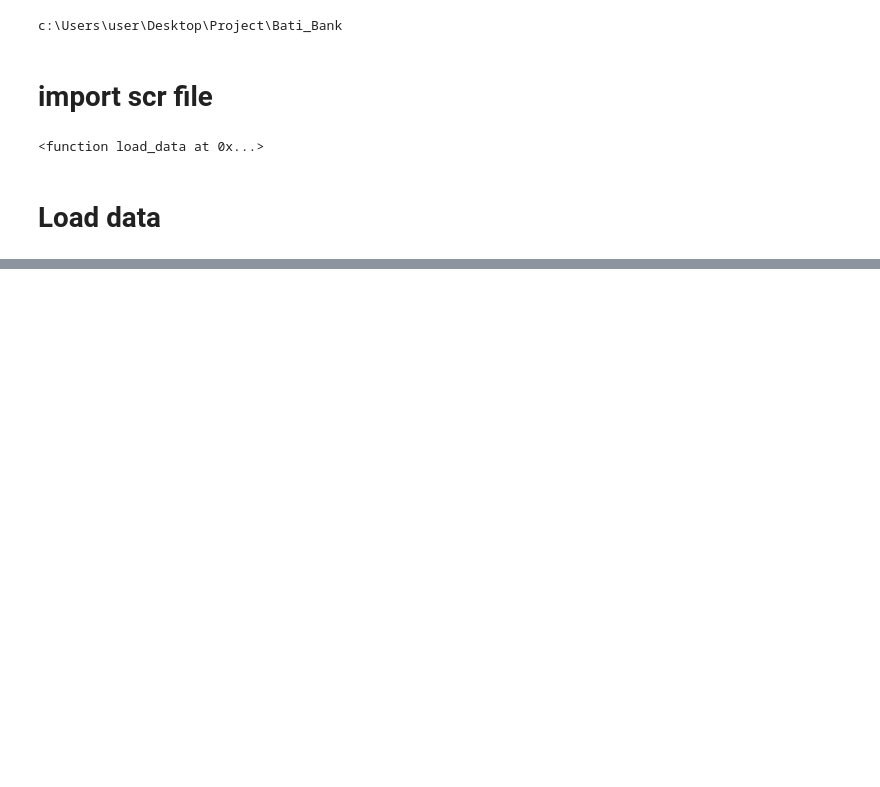
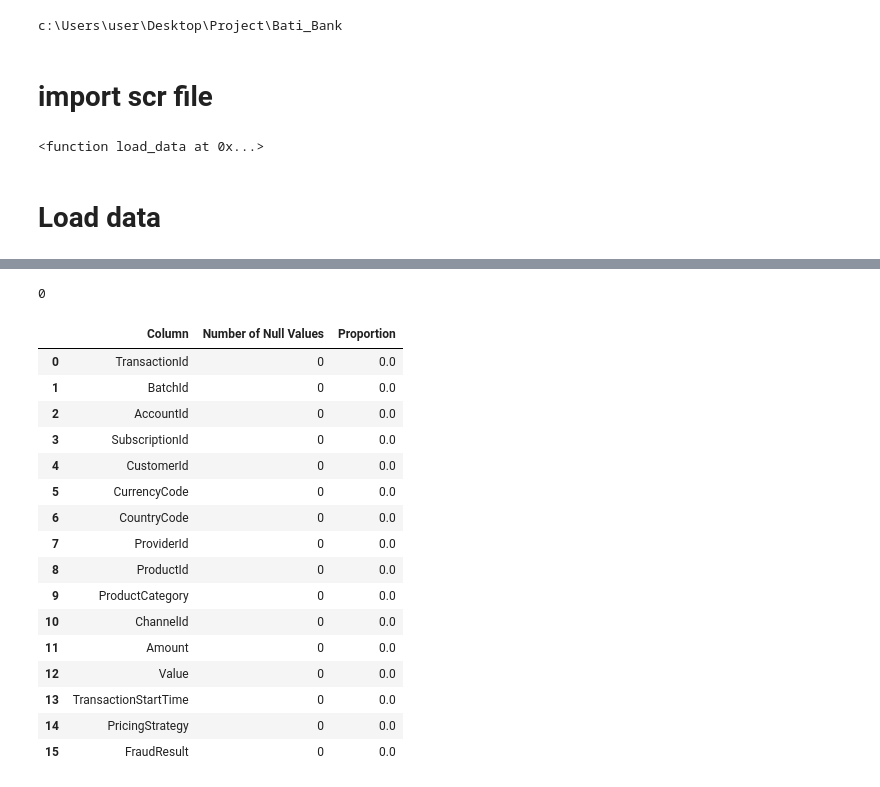
Before and after one commit to Hakima-Muktar/Bati_Bank, a Jupyter notebook: notebook/EDA.ipynb, the cells around one changed output, grey strips where cells are left out. Cells and saved outputs as stored; diff of their text form; code cells hidden in the pictures; blank space fills up the shorter version.

```diff
--- a/notebook/EDA.ipynb
+++ b/notebook/EDA.ipynb
@@ -39,0 +118,28 @@ df = load_data(r"C:\Users\user\Desktop\Project\Bati_Bank\data\raw\loan.csv")
+# %%
+# check duplicate
+print(df.duplicated().sum())
+# %% [output]
+0
+# %%
+#missing value proportion
+null_val_sums = df.isnull().sum()
+pd.DataFrame({"Column": null_val_sums.index, "Number of Null Values": null_val_sums.values,
+"Proportion": null_val_sums.values / len(df) })
+# %% [output]
+|  | Column | Number of Null Values | Proportion |
+| 0 | TransactionId | 0 | 0.0 |
+| 1 | BatchId | 0 | 0.0 |
+| 2 | AccountId | 0 | 0.0 |
+| 3 | SubscriptionId | 0 | 0.0 |
+| 4 | CustomerId | 0 | 0.0 |
+| 5 | CurrencyCode | 0 | 0.0 |
+| 6 | CountryCode | 0 | 0.0 |
+| 7 | ProviderId | 0 | 0.0 |
+| 8 | ProductId | 0 | 0.0 |
+| 9 | ProductCategory | 0 | 0.0 |
+| 10 | ChannelId | 0 | 0.0 |
+| 11 | Amount | 0 | 0.0 |
+| 12 | Value | 0 | 0.0 |
+| 13 | TransactionStartTime | 0 | 0.0 |
+| 14 | PricingStrategy | 0 | 0.0 |
+| 15 | FraudResult | 0 | 0.0 |
```
Also changed, not shown: parts of 12 cells of this notebook.
